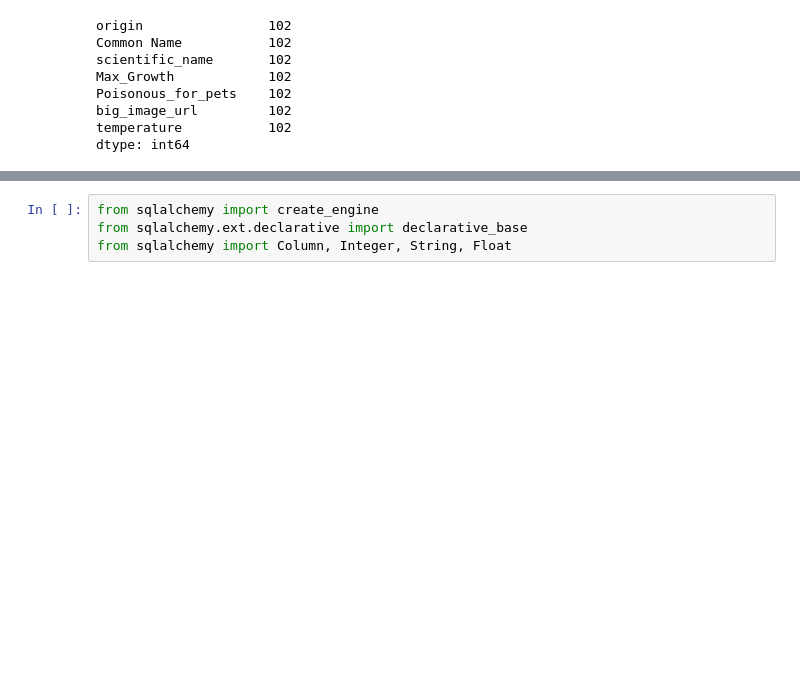
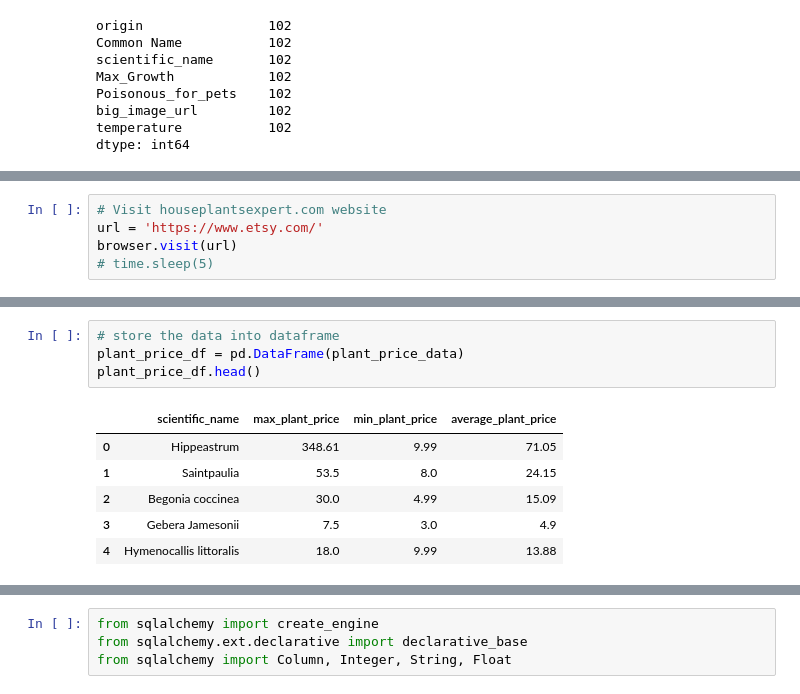
Before and after one commit to ermcgrew/bootcamp_project_three, a Jupyter notebook: House_Plant_Scrape.ipynb, the cells around one changed output, grey strips where cells are left out. Drawn from its saved outputs; the diff is of its cells as text; blank space fills up the shorter version.

```diff
--- a/House_Plant_Scrape.ipynb
+++ b/House_Plant_Scrape.ipynb
@@ -182,0 +181,5 @@ df.to_csv("plant_list1.csv", index=True, header = True)
+# %%
+# Visit houseplantsexpert.com website
+url = 'https://www.etsy.com/'
+browser.visit(url)
+# time.sleep(5)
@@ -182,0 +253,11 @@ df.to_csv("plant_list1.csv", index=True, header = True)
+# %%
+# store the data into dataframe
+plant_price_df = pd.DataFrame(plant_price_data)
+plant_price_df.head()
+# %% [output]
+|  | scientific_name | max_plant_price | min_plant_price | average_plant_price |
+| 0 | Hippeastrum | 348.61 | 9.99 | 71.05 |
+| 1 | Saintpaulia | 53.5 | 8.0 | 24.15 |
+| 2 | Begonia coccinea | 30.0 | 4.99 | 15.09 |
+| 3 | Gebera Jamesonii | 7.5 | 3.0 | 4.9 |
+| 4 | Hymenocallis littoralis | 18.0 | 9.99 | 13.88 |
```
Also changed, not shown: parts of 25 cells of this notebook, 2 other files.
